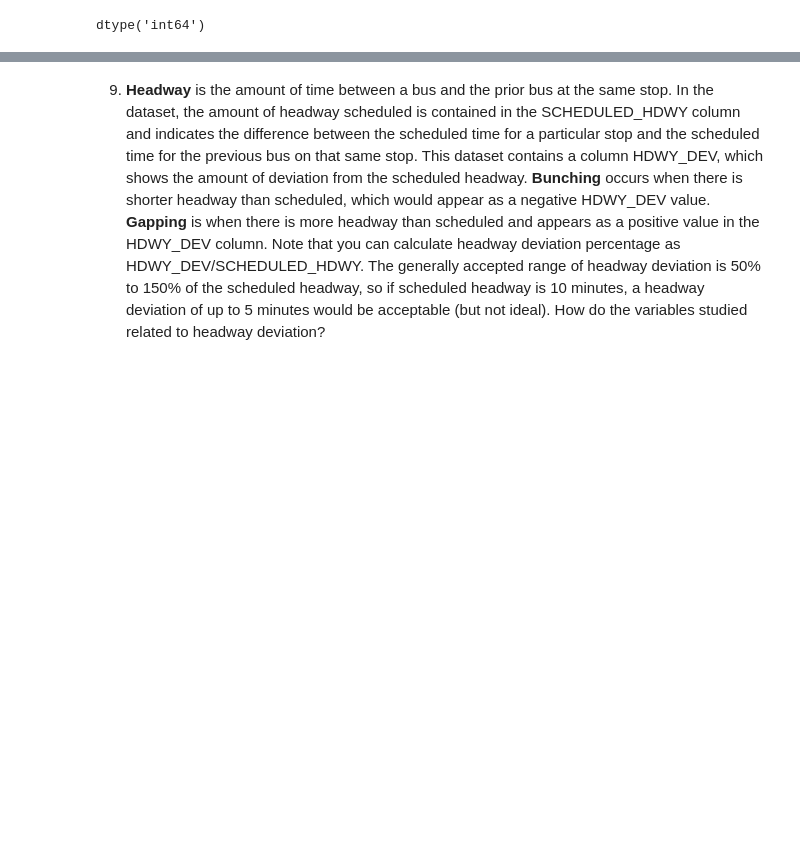
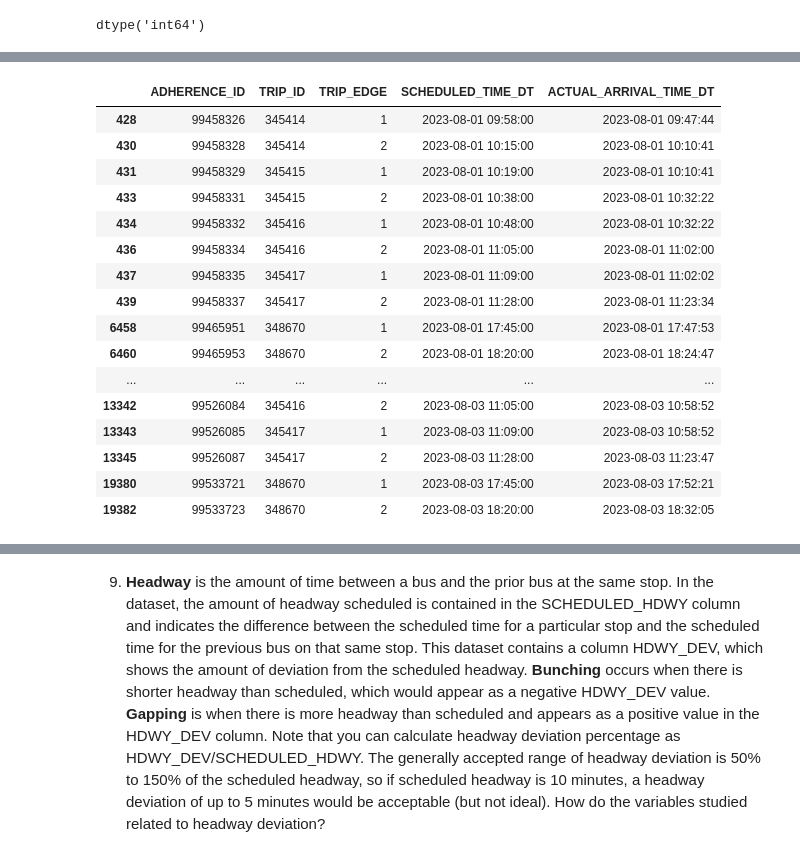
Before and after one commit to Isiybelle/wego-analysis, a Jupyter notebook: notebooks/Wego Project.ipynb, the cells around one changed output, grey strips where cells are left out. Saved outputs shown, nothing was run; the diff lists cells and outputs as text; code cells hidden in the pictures; blank space fills up the shorter version.

```diff
--- a/notebooks/Wego Project.ipynb
+++ b/notebooks/Wego Project.ipynb
@@ -575,0 +579,10 @@ dtype('int64')
+# %%
+nothin = (
+    wego
+    .loc[wego['TRIP_ID'].isin(id_list)]
+    .loc[wego['TRIP_EDGE'] != 0]
+    .loc[wego['ACTUAL_ARRIVAL_TIME_DT'].isna() == True]
+    [['ADHERENCE_ID', 'TRIP_ID', 'TRIP_EDGE', 'SCHEDULED_TIME_DT', 'ACTUAL_ARRIVAL_TIME_DT']]
+)
+nothin_list = list(nothin['TRIP_ID'])
+nothin_list
@@ -602,0 +697,25 @@ len(time_lista)
+# %%
+(
+    wego
+    .loc[wego['TRIP_ID'].isin(accurate)]
+    .loc[wego['TRIP_EDGE'] != 0]
+    [['ADHERENCE_ID', 'TRIP_ID', 'TRIP_EDGE', 'SCHEDULED_TIME_DT', 'ACTUAL_ARRIVAL_TIME_DT']]
+)
+# %% [output]
+|  | ADHERENCE_ID | TRIP_ID | TRIP_EDGE | SCHEDULED_TIME_DT | ACTUAL_ARRIVAL_TIME_DT |
+| 428 | 99458326 | 345414 | 1 | 2023-08-01 09:58:00 | 2023-08-01 09:47:44 |
+| 430 | 99458328 | 345414 | 2 | 2023-08-01 10:15:00 | 2023-08-01 10:10:41 |
+| 431 | 99458329 | 345415 | 1 | 2023-08-01 10:19:00 | 2023-08-01 10:10:41 |
+| 433 | 99458331 | 345415 | 2 | 2023-08-01 10:38:00 | 2023-08-01 10:32:22 |
+| 434 | 99458332 | 345416 | 1 | 2023-08-01 10:48:00 | 2023-08-01 10:32:22 |
+| 436 | 99458334 | 345416 | 2 | 2023-08-01 11:05:00 | 2023-08-01 11:02:00 |
+| 437 | 99458335 | 345417 | 1 | 2023-08-01 11:09:00 | 2023-08-01 11:02:02 |
+| 439 | 99458337 | 345417 | 2 | 2023-08-01 11:28:00 | 2023-08-01 11:23:34 |
+| 6458 | 99465951 | 348670 | 1 | 2023-08-01 17:45:00 | 2023-08-01 17:47:53 |
+| 6460 | 99465953 | 348670 | 2 | 2023-08-01 18:20:00 | 2023-08-01 18:24:47 |
+| ... | ... | ... | ... | ... | ... |
+| 13342 | 99526084 | 345416 | 2 | 2023-08-03 11:05:00 | 2023-08-03 10:58:52 |
+| 13343 | 99526085 | 345417 | 1 | 2023-08-03 11:09:00 | 2023-08-03 10:58:52 |
+| 13345 | 99526087 | 345417 | 2 | 2023-08-03 11:28:00 | 2023-08-03 11:23:47 |
+| 19380 | 99533721 | 348670 | 1 | 2023-08-03 17:45:00 | 2023-08-03 17:52:21 |
+| 19382 | 99533723 | 348670 | 2 | 2023-08-03 18:20:00 | 2023-08-03 18:32:05 |
```
Also changed, not shown: parts of 19 cells of this notebook.
